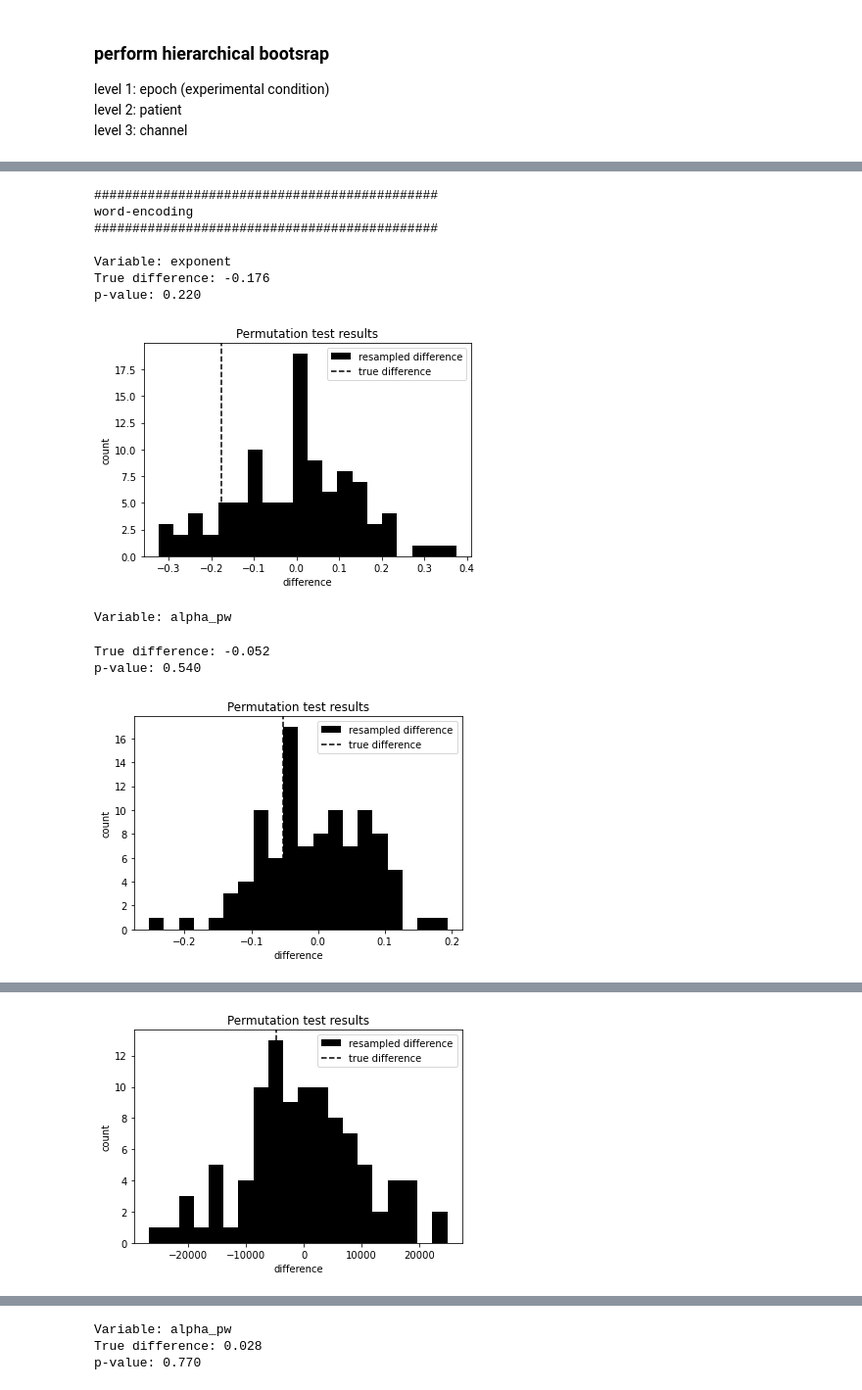
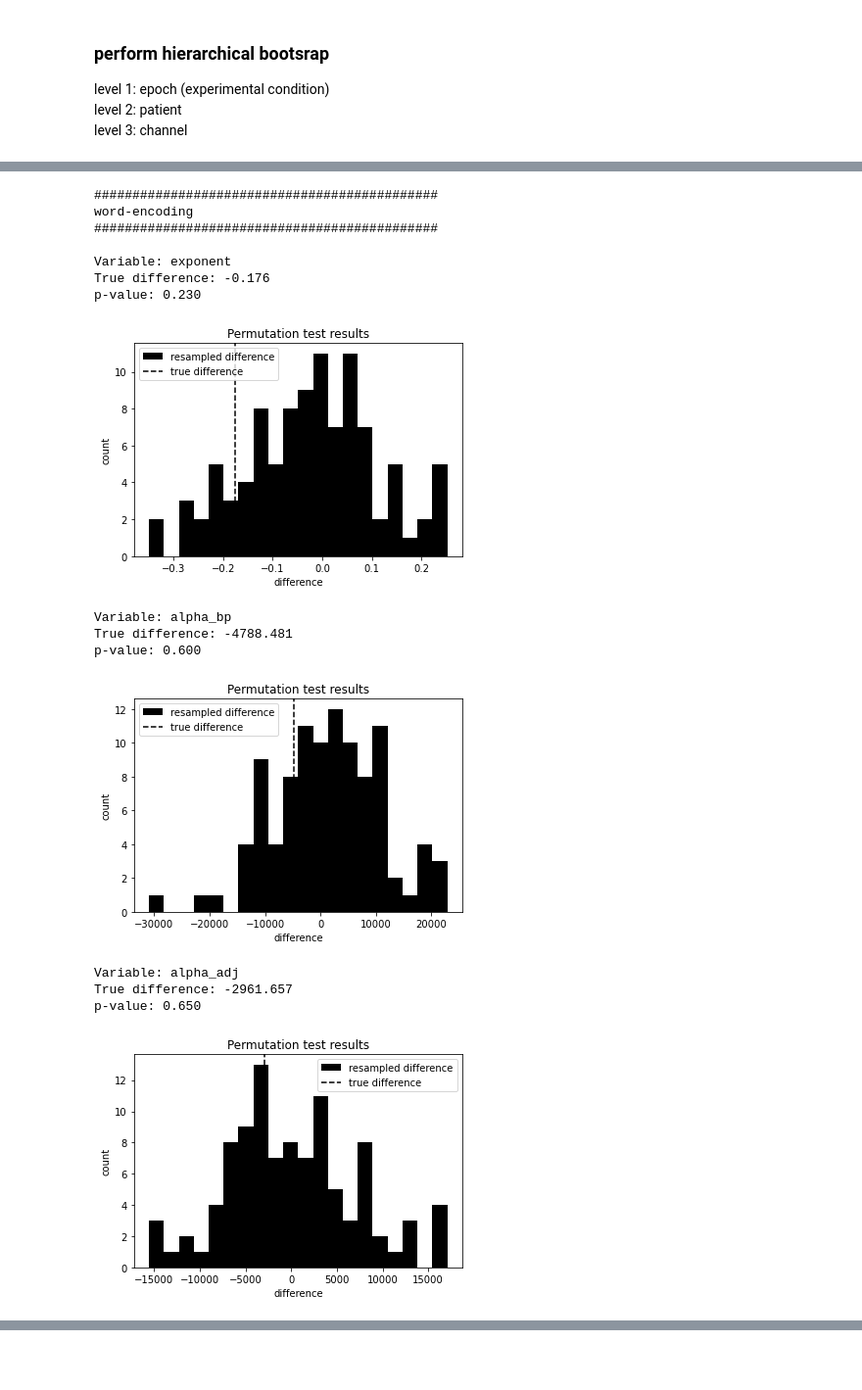
Before and after one commit to voytekresearch/oscillation_vs_exponent, a Jupyter notebook: notebooks/hierarchical_bootstrap.ipynb, the cells around one changed output, grey strips where cells are left out. Shown at 98% size. Drawn from its saved outputs; the diff is of its cells as text; code cells hidden in the pictures; blank space fills up the shorter version.

```diff
--- a/notebooks/hierarchical_bootstrap.ipynb
+++ b/notebooks/hierarchical_bootstrap.ipynb
@@ -21,0 +117,34 @@ VAR = 'exponent' # variable to analyze
+# %%
+# test hierarchical bootstrap function on simulted data
+
+# create simulated data
+n_clusters = 10
+n_instances = 10
+
+#
+for shift in [0, 0.5, 1]:
+    # create dataframe
+    df = pd.DataFrame(columns=['condition','cluster','instance','value'])
+    for i_cluster in range(n_clusters):
+        for i_instance in range(n_instances):
+            df_i = pd.DataFrame(columns=['condition','cluster','instance','value'])
+            df_i['condition'] = np.random.choice([0,1], size=1)
+            df_i['cluster'] = i_cluster
+            df_i['instance'] = i_instance
+            df_i['value'] = np.random.randn()
+            df = pd.concat([df, df_i], ignore_index=True)
+
+    # shift values for condition 1
+    df.loc[df['condition']==1, 'value'] += shift
+
+    # convert value column to float
+    df['value'] = df['value'].astype(float)
+
+    # plot
+    fig, ax = plt.subplots(figsize=(6,4))
+    ax.hist(df.loc[df['condition']==0, 'value'], bins=20, color='k', alpha=0.5)
+    ax.hist(df.loc[df['condition']==1, 'value'], bins=20, color='b', alpha=0.5)
+
+    # apply hierarchical bootstrap
+    p_value, distribution, true_diff = hierarchical_bootstrap(df, 'value', 'condition', 'cluster', 'instance', 100)
+    plot_permutation_results(distribution, true_diff)
@@ -476,32 +223,36 @@ def hierarchical_bootstrap(df, variable, condition, level_2, level_3, iterations
 # %%
-# apply hierarchical bootstrap to exponent values
+# apply hierarchical bootstrap for each trial type and variable OF interest
 for df, material in zip([df_w, df_f],['word-encoding','face-encoding']):
     # display progress
     print("#############################################")
     print(material)
     print("#############################################")
 
-    for variable in ['exponent','alpha_pw','alpha_bp','alpha_adj']:
+    for variable in ['exponent', 'alpha_bp','alpha_adj']:
         # display progress
         print(f"\nVariable: {variable}")
 
         # create unique_id column
         df_r = df.copy()
         df_r['unique_id'] = df_r['patient'] + '_' + df_r['epoch']
 
         # apply hierarchical bootstrap
         p_value, distribution, true_diff = hierarchical_bootstrap(df_r, variable, 'epoch', 'unique_id', 'chan_idx', 100)
         plot_permutation_results(distribution, true_diff)
 # %% [output]
 #############################################
 word-encoding
 #############################################
 
 Variable: exponent
 True difference: -0.176
-p-value: 0.220
+p-value: 0.230
-[figure, old version]
+[figure, new version]
-Variable: alpha_pw
+Variable: alpha_bp
+True difference: -4788.481
+p-value: 0.600
+[figure, new version]
-True difference: -0.052
-p-value: 0.540
+Variable: alpha_adj
+True difference: -2961.657
+p-value: 0.650
-[figure, old version]
+[figure, new version]
@@ -511 +265,0 @@ p-value: 0.620
-[figure, old version]
@@ -524,3 +273,0 @@ p-value: 0.240
-Variable: alpha_pw
-True difference: 0.028
-p-value: 0.770
```
Also changed, not shown: parts of 22 cells of this notebook.
